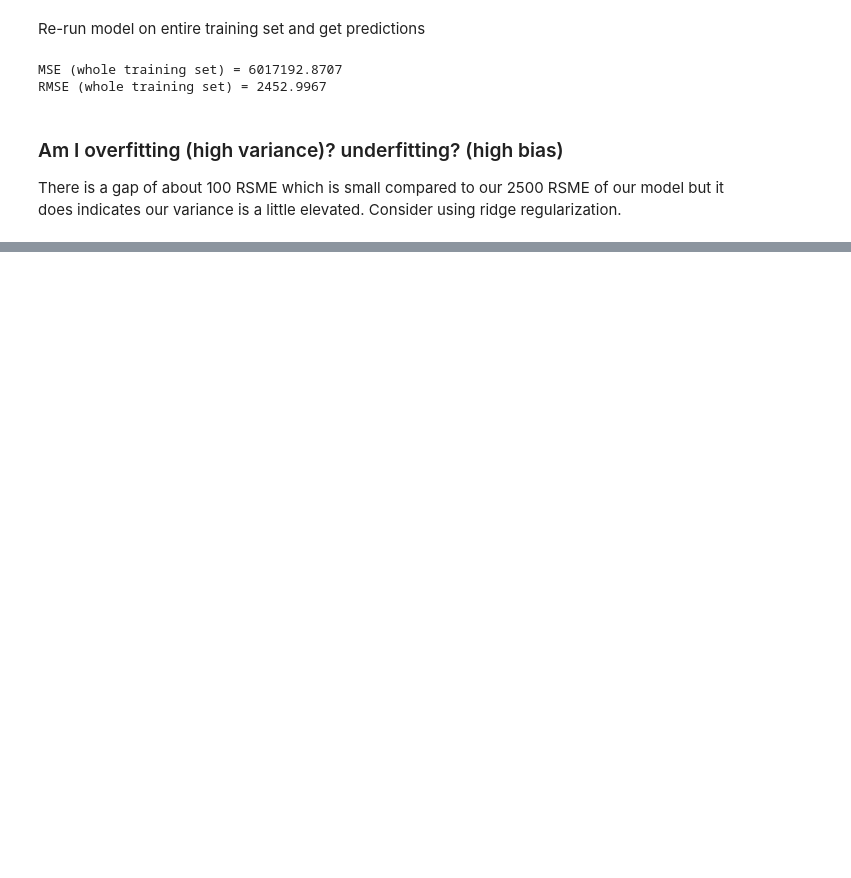
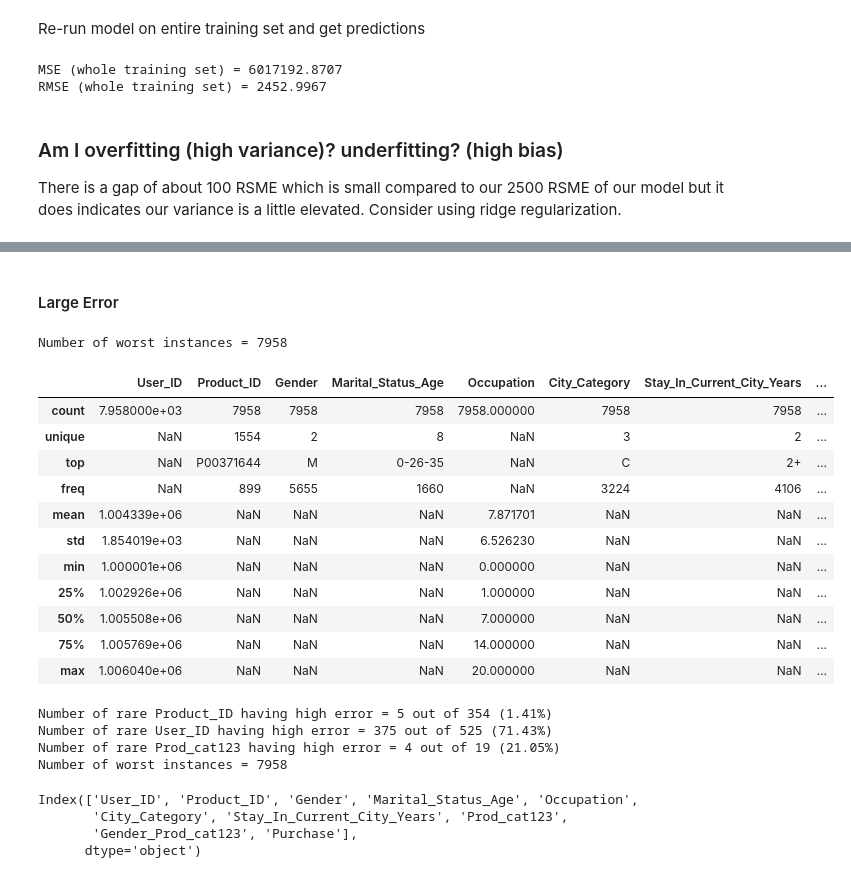
Before and after one commit to cedricherman/Black_Friday, a Jupyter notebook: Linear Regression models.ipynb, the cells around one changed output, grey strips where cells are left out. Cells and saved outputs as stored; diff of their text form; code cells hidden in the pictures; blank space fills up the shorter version.

```diff
--- a/Linear Regression models.ipynb
+++ b/Linear Regression models.ipynb
@@ -110,17 +132,28 @@ Best and worst example have the same magnitude! (1e-8 to 1e8 error)
+# %% [markdown]
+#### Large Error
 # %%
-import pandas as pd
-import numpy as np
-
-# square error, ascending order
-sqerr_asc = np.sort((y-y_pred)**2)
-
 # read dataframe post feature extraction
+df = pd.read_pickle('DataframeMod.bz2')
 
 # At square_error = 5e7, error rises dramatically
 df_worst = df.loc[sqerr_asc > 5e7, :].copy()
 
 # look at a few examples
 df_worst.describe(include='all')
+# %% [output]
+Number of worst instances = 7958
+|  | User_ID | Product_ID | Gender | Marital_Status_Age | Occupation | City_Category | Stay_In_Current_City_Years | ... |
+| count | 7.958000e+03 | 7958 | 7958 | 7958 | 7958.000000 | 7958 | 7958 | ... |
+| unique | NaN | 1554 | 2 | 8 | NaN | 3 | 2 | ... |
+| top | NaN | P00371644 | M | 0-26-35 | NaN | C | 2+ | ... |
+| freq | NaN | 899 | 5655 | 1660 | NaN | 3224 | 4106 | ... |
+| mean | 1.004339e+06 | NaN | NaN | NaN | 7.871701 | NaN | NaN | ... |
+| std | 1.854019e+03 | NaN | NaN | NaN | 6.526230 | NaN | NaN | ... |
+| min | 1.000001e+06 | NaN | NaN | NaN | 0.000000 | NaN | NaN | ... |
+| 25% | 1.002926e+06 | NaN | NaN | NaN | 1.000000 | NaN | NaN | ... |
+| 50% | 1.005508e+06 | NaN | NaN | NaN | 7.000000 | NaN | NaN | ... |
+| 75% | 1.005769e+06 | NaN | NaN | NaN | 14.000000 | NaN | NaN | ... |
+| max | 1.006040e+06 | NaN | NaN | NaN | 20.000000 | NaN | NaN | ... |
 # %%
 def print_rare_cases(Rare):
     Rare_HighErr = df_worst[Rare.name].isin(Rare.index).sum()
@@ -128,17 +161,31 @@ def print_rare_cases(Rare):
     Rare.name, Rare_HighErr, Rare.count(), Rare_HighErr/Rare.count()*100) )
 
 # Almost None of the rare product ID corresponds to the worst cases
+ProdID_distrib = df.Product_ID.value_counts()
 RareProdID = ProdID_distrib[ProdID_distrib < 5]
 print_rare_cases(RareProdID)
+
 # what about rare users?
 # rare user is defined as less than 10-16 occurrence (see distribution of users)
+UserID_distrib = df.User_ID.value_counts()
 RareUsers = UserID_distrib[UserID_distrib < 16]
 print_rare_cases(RareUsers)
+
 # what about Prod cat123?
+ProdCat_distrib = df.Prod_cat123.value_counts()
 RareProdCat123 = ProdCat_distrib[ProdCat_distrib < 100]
 print_rare_cases(RareProdCat123)
-
-# print total number identified as high error
-print('Number of worst instances = {}'.format(df_worst.Purchase.count()))
+# %% [output]
+Number of rare Product_ID having high error = 5 out of 354 (1.41%)
+Number of rare User_ID having high error = 375 out of 525 (71.43%)
+Number of rare Prod_cat123 having high error = 4 out of 19 (21.05%)
+Number of worst instances = 7958
+# %%
+df.columns
+# %% [output]
+Index(['User_ID', 'Product_ID', 'Gender', 'Marital_Status_Age', 'Occupation',
+       'City_Category', 'Stay_In_Current_City_Years', 'Prod_cat123',
+       'Gender_Prod_cat123', 'Purchase'],
+      dtype='object')
 # %%
 # Make plots for each features from worst subset
```
Also changed, not shown: parts of 28 cells of this notebook, 2 other files.
